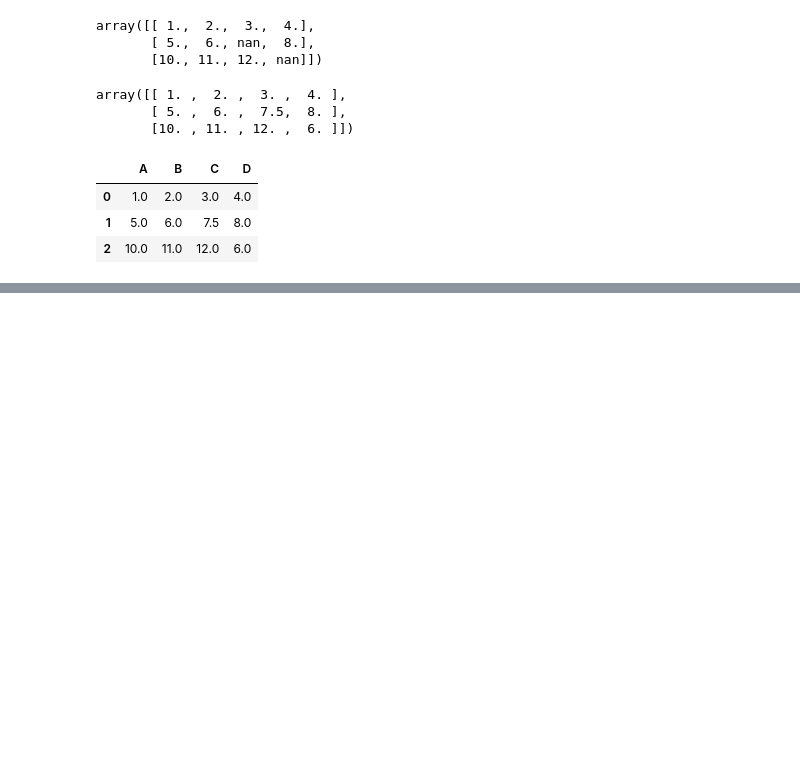
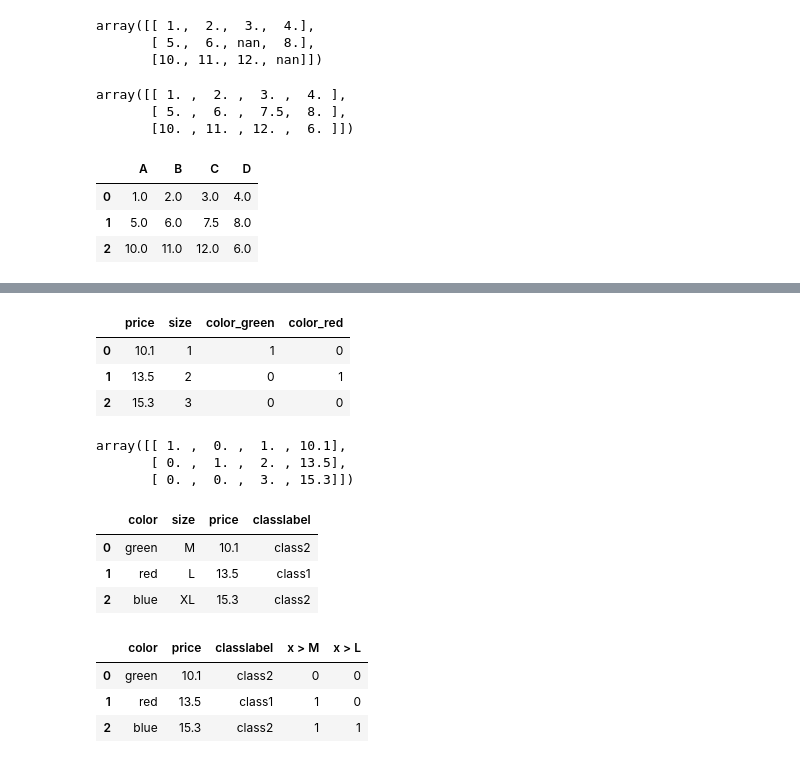
Before and after one commit to dusarp/Python-learning, a Jupyter notebook: machine learning/Raschka_ML_PyTorch_Scikit_learn/ch4/ch04_data_preprocessing.ipynb, the cells around one changed output, grey strips where cells are left out. Drawn from its saved outputs; the diff is of its cells as text; code cells hidden in the pictures; blank space fills up the shorter version.

```diff
--- a/machine learning/Raschka_ML_PyTorch_Scikit_learn/ch4/ch04_data_preprocessing.ipynb
+++ b/machine learning/Raschka_ML_PyTorch_Scikit_learn/ch4/ch04_data_preprocessing.ipynb
@@ -113,0 +255,46 @@ df.fillna(df.mean())
+# %%
+# multicollinearity guard in get_dummies
+
+pd.get_dummies(df[['price', 'color', 'size']], drop_first=True)
+# %% [output]
+|  | price | size | color_green | color_red |
+| 0 | 10.1 | 1 | 1 | 0 |
+| 1 | 13.5 | 2 | 0 | 1 |
+| 2 | 15.3 | 3 | 0 | 0 |
+# %%
+# multicollinearity guard for the OneHotEncoder
+
+color_ohe = OneHotEncoder(categories='auto', drop='first')
+c_transf = ColumnTransformer([ ('onehot', color_ohe, [0]),
+                               ('nothing', 'passthrough', [1, 2])])
+c_transf.fit_transform(X).astype(float)
+# %% [output]
+array([[ 1. ,  0. ,  1. , 10.1],
+       [ 0. ,  1. ,  2. , 13.5],
+       [ 0. ,  0. ,  3. , 15.3]])
+# %%
+#Encoding Ordinal Features
+df = pd.DataFrame([['green', 'M', 10.1, 'class2'],
+                   ['red', 'L', 13.5, 'class1'],
+                   ['blue', 'XL', 15.3, 'class2']])
+
+df.columns = ['color', 'size', 'price', 'classlabel']
+df
+# %% [output]
+|  | color | size | price | classlabel |
+| 0 | green | M | 10.1 | class2 |
+| 1 | red | L | 13.5 | class1 |
+| 2 | blue | XL | 15.3 | class2 |
+# %%
+#If we are unsure about the numerical differences between the categories of ordinal features, or the difference between two ordinal values is
+# not defined, we can also encode them using a threshold encoding with 0/1 values.
+df['x > M'] = df['size'].apply(lambda x: 1 if x in {'L', 'XL'} else 0)
+df['x > L'] = df['size'].apply(lambda x: 1 if x == 'XL' else 0)
+
+del df['size']
+df
+# %% [output]
+|  | color | price | classlabel | x > M | x > L |
+| 0 | green | 10.1 | class2 | 0 | 0 |
+| 1 | red | 13.5 | class1 | 1 | 0 |
+| 2 | blue | 15.3 | class2 | 1 | 1 |
```
Also changed, not shown: parts of 15 cells of this notebook, 3 other files.
